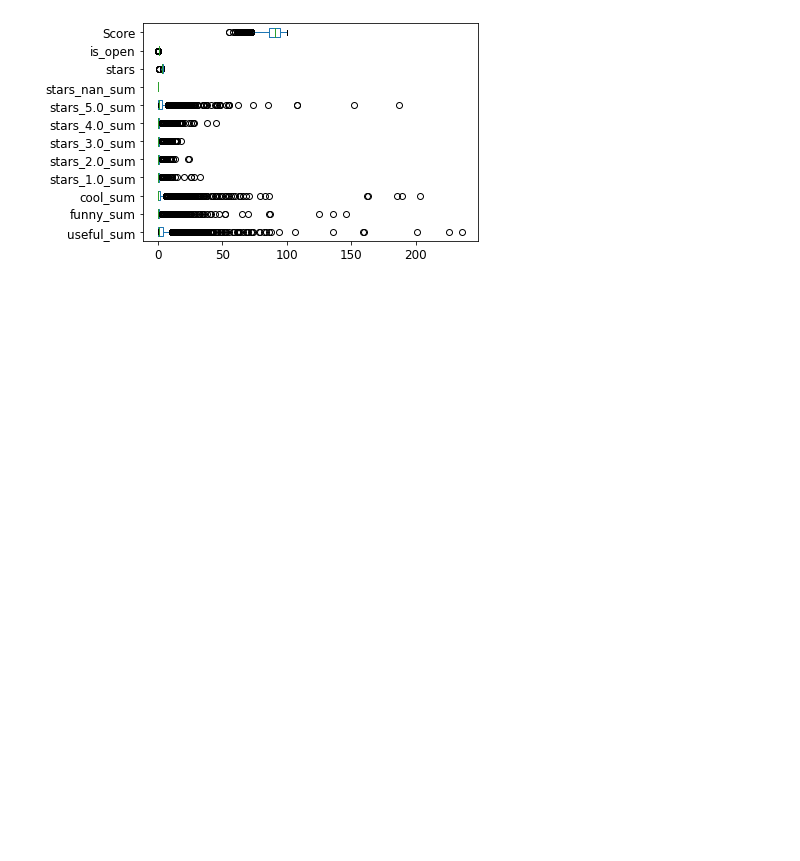
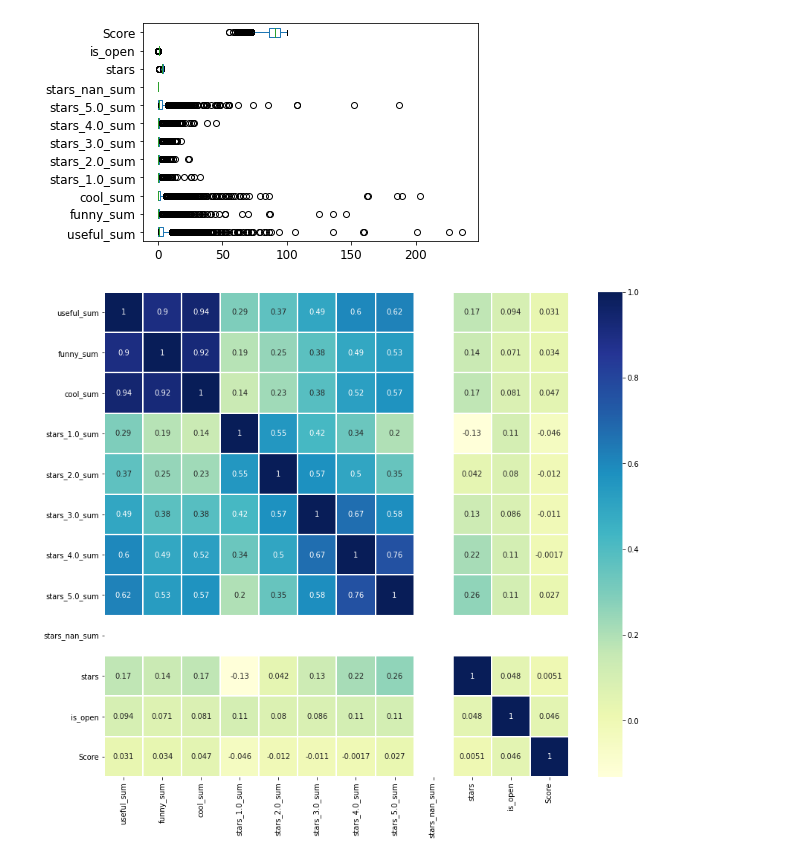
Before and after one commit to ellerybledsoe/Springboard, a Jupyter notebook: Austin Restaurant Inspections_EDA.ipynb, the cells around one changed output. Drawn from its saved outputs; the diff is of its cells as text; code cells hidden in the pictures; blank space fills up the shorter version.

```diff
--- a/Austin Restaurant Inspections_EDA.ipynb
+++ b/Austin Restaurant Inspections_EDA.ipynb
@@ -104,4 +105,11 @@ hist = inspections_reviews_merge1[non_dummy].hist(bins=10,figsize =(10,10))
 boxplot = inspections_reviews_merge1[non_dummy].boxplot(grid=False, vert=False,fontsize=12)
 # %% [output]
 [figure]
+# %%
+#create the correlation matrix heat map
+plt.figure(figsize=(14,12))
+sns.heatmap(inspections_reviews_merge1[non_dummy].corr(),linewidths=.1,cmap="YlGnBu", annot=True)
+plt.yticks(rotation=0);
+# %% [output]
+[figure, added]
 # %%
```
Also changed, not shown: parts of 8 cells of this notebook.
